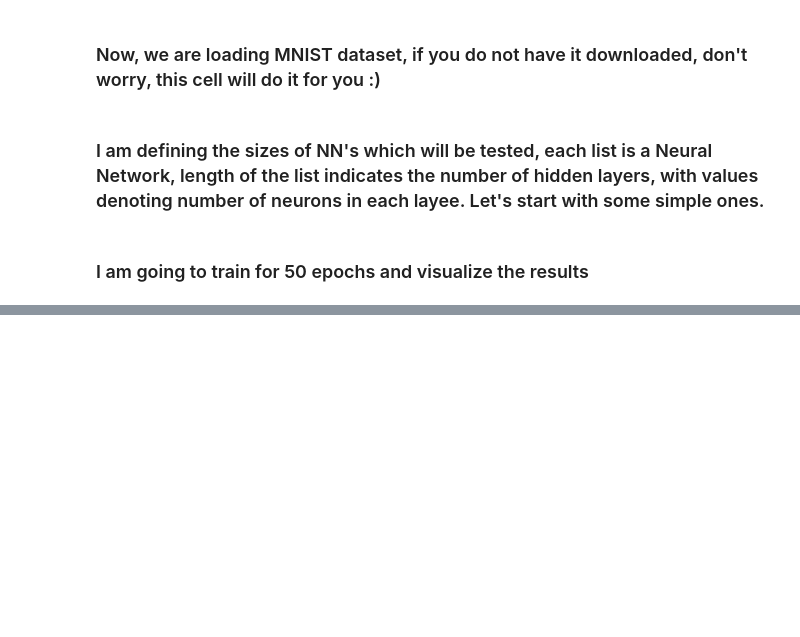
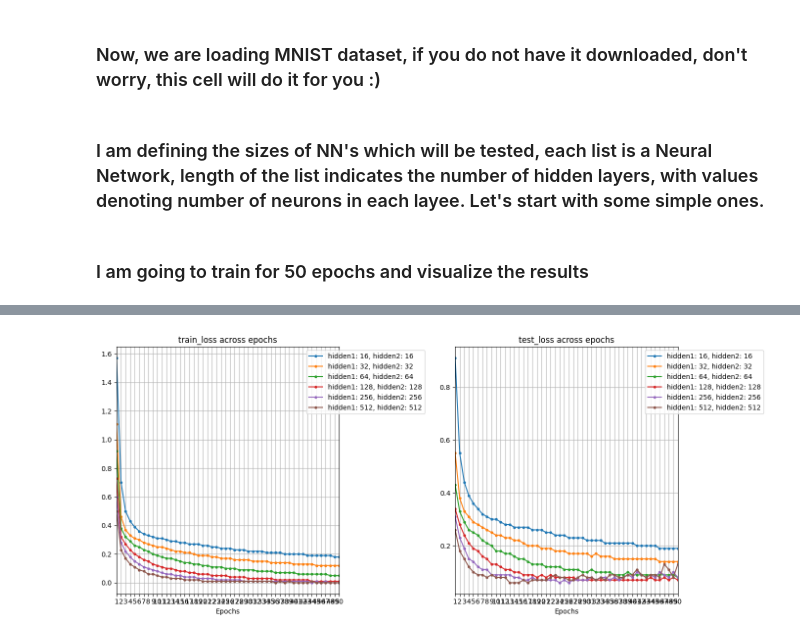
Before and after one commit to dkoterwa/tidy_nn_notebooks, a Jupyter notebook: 1_influence_of_nn_size.ipynb, the cells around one changed output, grey strips where cells are left out. Cells and saved outputs as stored; diff of their text form; code cells hidden in the pictures; blank space fills up the shorter version.

```diff
--- a/1_influence_of_nn_size.ipynb
+++ b/1_influence_of_nn_size.ipynb
@@ -114,0 +133,14 @@ plot_metric_for_multiple_models(metrics, ["train_accuracy", "test_accuracy"], NU
+# %%
+# two hidden layers
+sizes_to_test = [[16, 16],
+                 [32, 32],
+                 [64, 64],
+                 [128, 128],
+                 [256, 256],
+                 [512, 512],]
+# %%
+metrics = obtain_results_for_multiple_models(sizes_to_test=sizes_to_test, train_dataloader=train_dataloader, test_dataloader=test_dataloader)
+# %%
+plot_metric_for_multiple_models(metrics, ["train_loss", "test_loss"], NUM_TRAINING_EPOCHS)
+# %% [output]
+[figure, added]
```
Also changed, not shown: parts of 31 cells of this notebook, 4 other files.
